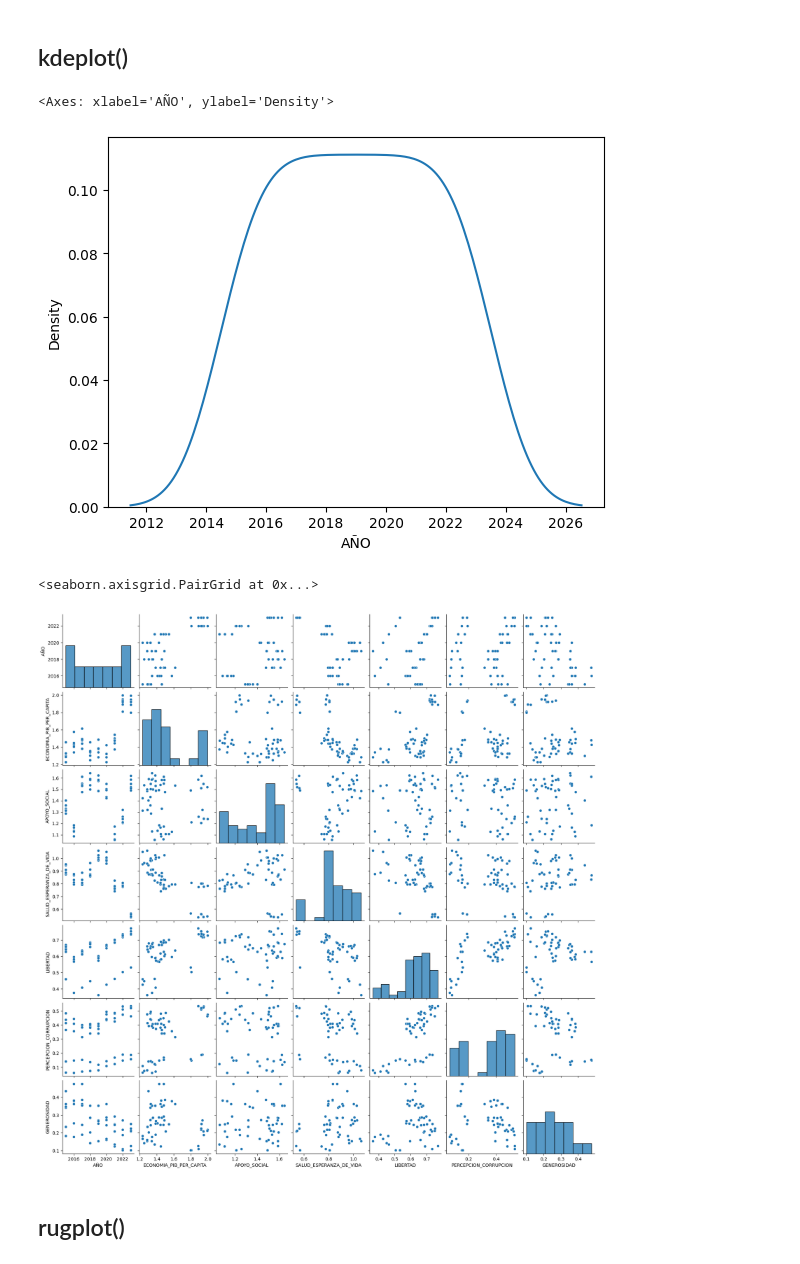
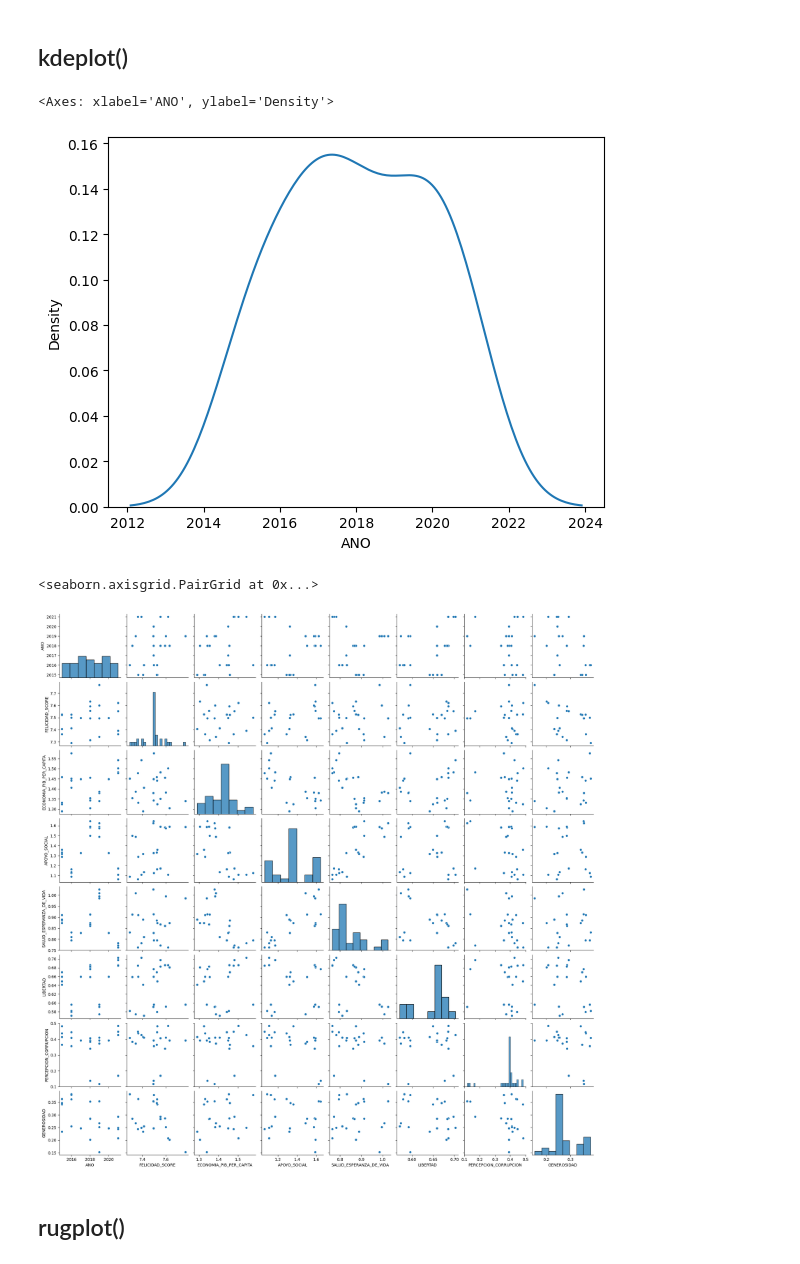
Before and after one commit to G6felicidad/Proyecto_Felicidad_Calidad_Vida, a Jupyter notebook: notebooks/3.1-analisis_univariante.ipynb, the cells around one changed output. Cells and saved outputs as stored; diff of their text form; code cells hidden in the pictures.

```diff
--- a/notebooks/3.1-analisis_univariante.ipynb
+++ b/notebooks/3.1-analisis_univariante.ipynb
@@ -28,6 +28,6 @@ import pandas as pd
 import matplotlib.pyplot as plt
 import seaborn as sns
 # %%
-df = pd.read_csv('../data/ficheros_procesados/datos_preprocesados.csv')
+df = pd.read_csv('../data/ficheros_procesados/datos_preprocesados_limpios.csv')
 df.head(10)
 # %% [output]
@@ -188,15 +196,15 @@ sns.get_dataset_names()
 ## kdeplot()
 # %%
 
-sns.kdeplot(df["AÑO"])
+sns.kdeplot(df["ANO"])
 # %% [output]
-<Axes: xlabel='AÑO', ylabel='Density'>
+<Axes: xlabel='ANO', ylabel='Density'>
-[figure, old version]
+[figure, new version]
 # %%
 sns.pairplot(df)
 # %% [output]
 <seaborn.axisgrid.PairGrid at 0x...>
-[figure, old version]
+[figure, new version]
 # %% [markdown]
 ## rugplot()
 # %%
```
Also changed, not shown: parts of 16 cells of this notebook, 1 other file.
